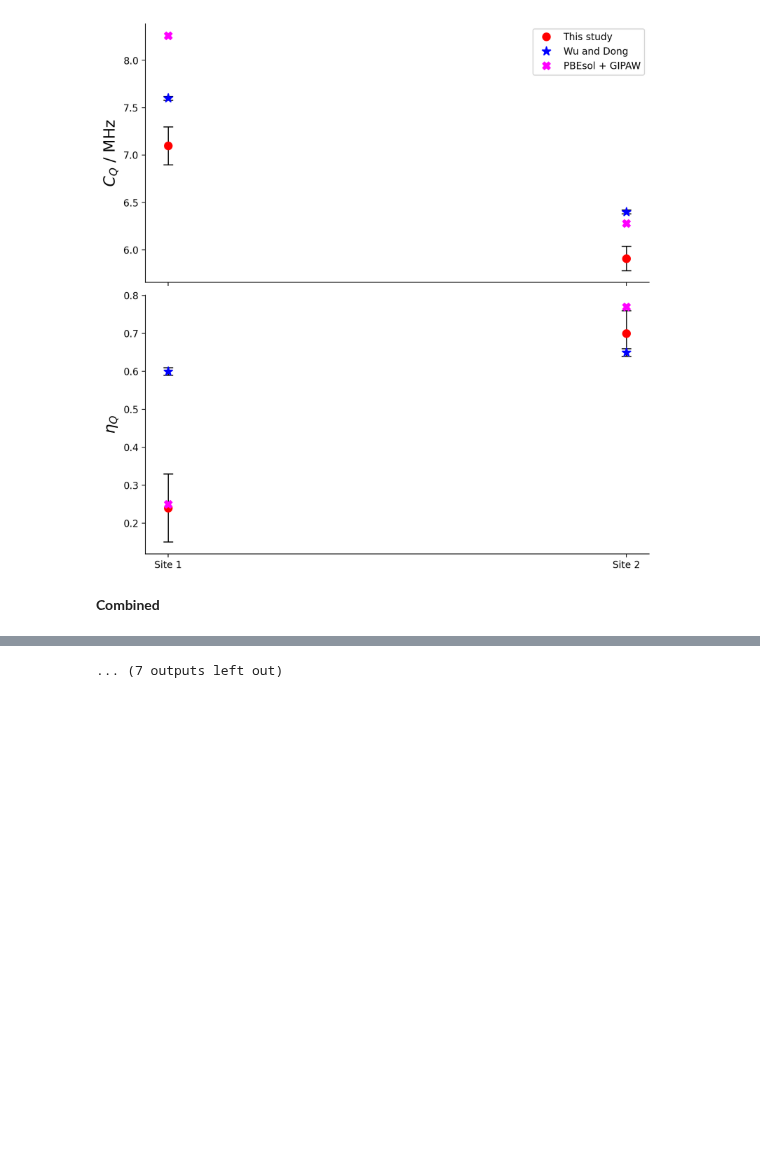
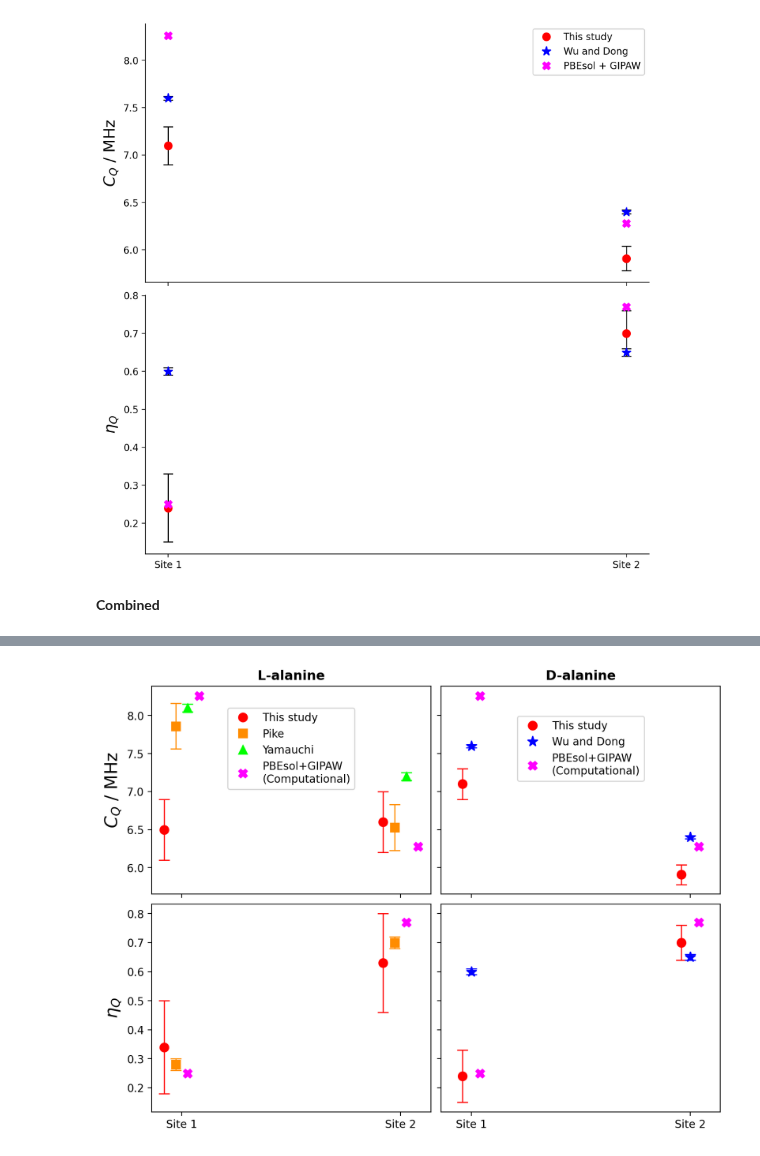
Before and after one commit to AstrobioShiva/Script_project, a Jupyter notebook: NMR_analysis/plot_results.ipynb, the cells around one changed output, grey strips where cells are left out. Drawn from its saved outputs; the diff is of its cells as text; code cells hidden in the pictures; blank space fills up the shorter version.

```diff
--- a/NMR_analysis/plot_results.ipynb
+++ b/NMR_analysis/plot_results.ipynb
@@ -284,7 +284,7 @@ sample = ['L-alanine', 'D-alanine']
 
 df = [pd.DataFrame({"id":["Site 1", "Site 2"],
                  # Cq data
-                   "ourCq":[6.6, 6.5],
+                   "ourCq":[6.5, 6.6],
                    "pikeCq":[ 7.86, 6.53],
                    "computedCq":[8.26, 6.28],
                    "YamauchiCq":[8.1, 7.2],
@@ -294,12 +294,12 @@ df = [pd.DataFrame({"id":["Site 1", "Site 2"],
                    "sd_computedCq":[0,0],
                    "sd_YamauchiCq":[0.05, 0.05],
                   #etaq data
-                  "ouretaq":[0.63, 0.34],
+                  "ouretaq":[0.34, 0.63],
                    "pikeetaq":[0.28, 0.7],
                    "computedetaq":[0.25, 0.77],
                    "Yamauchietaq":[0, 0],
                    #error
-                   "sd_ouretaq":[0.17, 0.16],
+                   "sd_ouretaq":[0.16, 0.17],
                    "sd_pikeetaq":[0.02, 0.02],
                    "sd_computedetaq":[0,0],
                    "sd_Yamauchietaq":[0.0, 0.0]
@@ -336,41 +336,51 @@ pd.DataFrame({"id":["Site 1", "Site 2"],
 ax[0,0].set_title(sample[0], fontweight='bold')
 ax[0,1].set_title(sample[1], fontweight='bold')
 
+x = np.arange(len(df[0]['id']))
+
+offset = 0.2
+num_lala_data = 4                                       # Number of  data points
+num_dala_data = 3                                       # Number of  data points
+
+#Cq data
+i_lala = np.linspace(-offset*(num_lala_data//2), offset*(num_lala_data//2), num_lala_data )
+i_dala = np.linspace(-offset*(num_dala_data//2), offset*(num_dala_data//2), num_dala_data)
+
 #**************L-alanine********************
 
 #Cq data
-ax[0,0].errorbar(np.arange(len(df[0]['id'])), df[0]['ourCq'], yerr=df[0]['sd_ourCq'], ls = 'None',
+ax[0,0].errorbar(x  + i_lala[0]*offset, df[0]['ourCq'], yerr=df[0]['sd_ourCq'], ls = 'None',
              marker='o', color = 'red', markersize=8, elinewidth=1, capsize=5, label = 'This study')
-ax[0,0].errorbar(np.arange(len(df[0]['id'])), df[0]['pikeCq'], yerr=df[0]['sd_pikeCq'], ls = 'None',
+ax[0,0].errorbar(x  + i_lala[1]*offset, df[0]['pikeCq'], yerr=df[0]['sd_pikeCq'], ls = 'None',
              marker='s', color = 'darkorange', markersize=8,  elinewidth=1, capsize=5, label = 'Pike')
 
-ax[0,0].errorbar(np.arange(len(df[0]['id'])), df[0]['YamauchiCq'], yerr=df[0]['sd_YamauchiCq'], ls = 'None',
+ax[0,0].errorbar(x  + i_lala[2]*offset, df[0]['YamauchiCq'], yerr=df[0]['sd_YamauchiCq'], ls = 'None',
              marker='^', color = 'lime', markersize=8,  elinewidth=1, capsize=5, label = 'Yamauchi')
-ax[0,0].errorbar(np.arange(len(df[0]['id'])), df[0]['computedCq'], yerr=df[0]['sd_computedCq'], ls = 'None',
+ax[0,0].errorbar(x  + i_lala[3]*offset, df[0]['computedCq'], yerr=df[0]['sd_computedCq'], ls = 'None',
              marker='X', color = 'magenta', markersize=8,  elinewidth=1, capsize=0, label = 'PBEsol+GIPAW\n(Computational)')
 #etaq data
-ax[1,0].errorbar(np.arange(len(df[0]['id'])), df[0]['ouretaq'], yerr=df[0]['sd_ouretaq'], ls = 'None',
+ax[1,0].errorbar(x  + i_lala[0]*offset, df[0]['ouretaq'], yerr=df[0]['sd_ouretaq'], ls = 'None',
              marker='o', color = 'red', markersize=8,  elinewidth=1, capsize=5, label = 'this study')
-ax[1,0].errorbar(np.arange(len(df[0]['id'])), df[0]['pikeetaq'], yerr=df[0]['sd_pikeetaq'], ls = 'None',
+ax[1,0].errorbar(x  + i_lala[1]*offset, df[0]['pikeetaq'], yerr=df[0]['sd_pikeetaq'], ls = 'None',
              marker='s', color = 'darkorange', markersize=8,  elinewidth=1, capsize=5, label = 'pike')
-ax[1,0].errorbar(np.arange(len(df[0]['id'])), df[0]['computedetaq'], yerr=df[0]['sd_computedetaq'], ls = 'None',
+ax[1,0].errorbar(x  + i_lala[2]*offset, df[0]['computedetaq'], yerr=df[0]['sd_computedetaq'], ls = 'None',
              marker='X', color = 'magenta', markersize=8,  elinewidth=1, capsize=0, label = 'comp')
 
 #**************D-alanine********************
 
-ax[0,1].errorbar(np.arange(len(df[1]['id'])), df[1]['ourCq'], yerr=df[1]['sd_ourCq'], ls = 'None',
+ax[0,1].errorbar(x  + i_dala[0]*offset, df[1]['ourCq'], yerr=df[1]['sd_ourCq'], ls = 'None',
              marker='o', color = 'red', markersize=8,  elinewidth=1, capsize=5, label = 'This study')
-ax[0,1].errorbar(np.arange(len(df[1]['id'])), df[1]['WuCq'], yerr=df[1]['sd_WuCq'], ls = 'None',
+ax[0,1].errorbar(x  + i_dala[1]*offset, df[1]['WuCq'], yerr=df[1]['sd_WuCq'], ls = 'None',
              marker='*', color = 'blue', markersize=10,  elinewidth=1, capsize=5, label = 'Wu and Dong')
-ax[0,1].errorbar(np.arange(len(df[1]['id'])), df[1]['computedCq'], yerr=df[1]['sd_computedCq'], ls = 'None',
+ax[0,1].errorbar(x  + i_dala[2]*offset, df[1]['computedCq'], yerr=df[1]['sd_computedCq'], ls = 'None',
              marker='X', color = 'magenta', markersize=8, elinewidth=1, capsize=0, label = 'PBEsol+GIPAW\n(Computational)')
 
 
-ax[1,1].errorbar(np.arange(len(df[1]['id'])), df[1]['ouretaq'], yerr=df[1]['sd_ouretaq'], ls = 'None',
+ax[1,1].errorbar(x  + i_dala[0]*offset, df[1]['ouretaq'], yerr=df[1]['sd_ouretaq'], ls = 'None',
              marker='o', color = 'red', markersize=8, elinewidth=1, capsize=5, label = 'our')
-ax[1,1].errorbar(np.arange(len(df[1]['id'])), df[1]['Wuetaq'], yerr=df[1]['sd_Wuetaq'], ls = 'None',
+ax[1,1].errorbar(x  + i_dala[1]*offset, df[1]['Wuetaq'], yerr=df[1]['sd_Wuetaq'], ls = 'None',
              marker='*', color = 'blue', markersize=10,  elinewidth=1, capsize=5, label = 'Wu')
-ax[1,1].errorbar(np.arange(len(df[1]['id'])), df[1]['computedetaq'], yerr=df[1]['sd_computedetaq'], ls = 'None',
+ax[1,1].errorbar(x  + i_dala[2]*offset, df[1]['computedetaq'], yerr=df[1]['sd_computedetaq'], ls = 'None',
              marker='X', color = 'magenta', markersize=8, elinewidth=1, capsize=0, label = 'comp')
 
 
@@ -411 +409 @@ plt.show()
-... (7 outputs left out)
+[figure, added]
```
Also changed, not shown: parts of 5 cells of this notebook, 6 other files.
